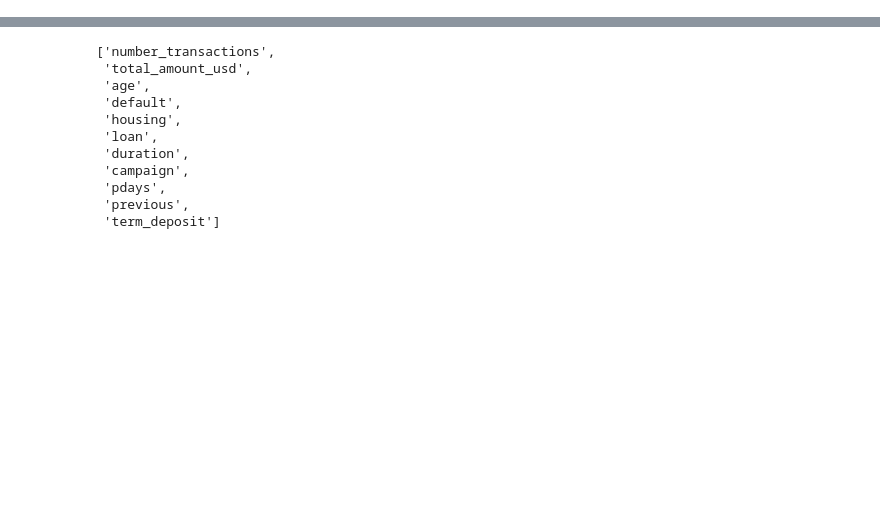
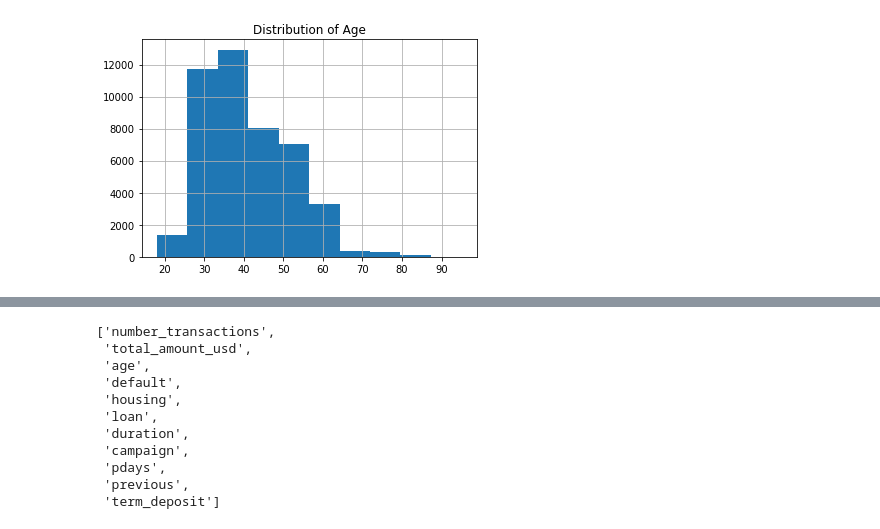
Before and after one commit to shaq31415926/ip302, a Jupyter notebook: notebooks/03-sh-ip302-lecture.ipynb, the cells around one changed output, grey strips where cells are left out. Cells and saved outputs as stored; diff of their text form; code cells hidden in the pictures; blank space fills up the shorter version.

```diff
--- a/notebooks/03-sh-ip302-lecture.ipynb
+++ b/notebooks/03-sh-ip302-lecture.ipynb
@@ -39,0 +98,7 @@ This dataframe has 7 number of categorical columns
+# %%
+# plot a histogram for the numerical data
+
+users_data.age.hist()
+plt.title("Distribution of Age");
+# %% [output]
+[figure, added]
```
Also changed, not shown: parts of 34 cells of this notebook, 4 other files.
